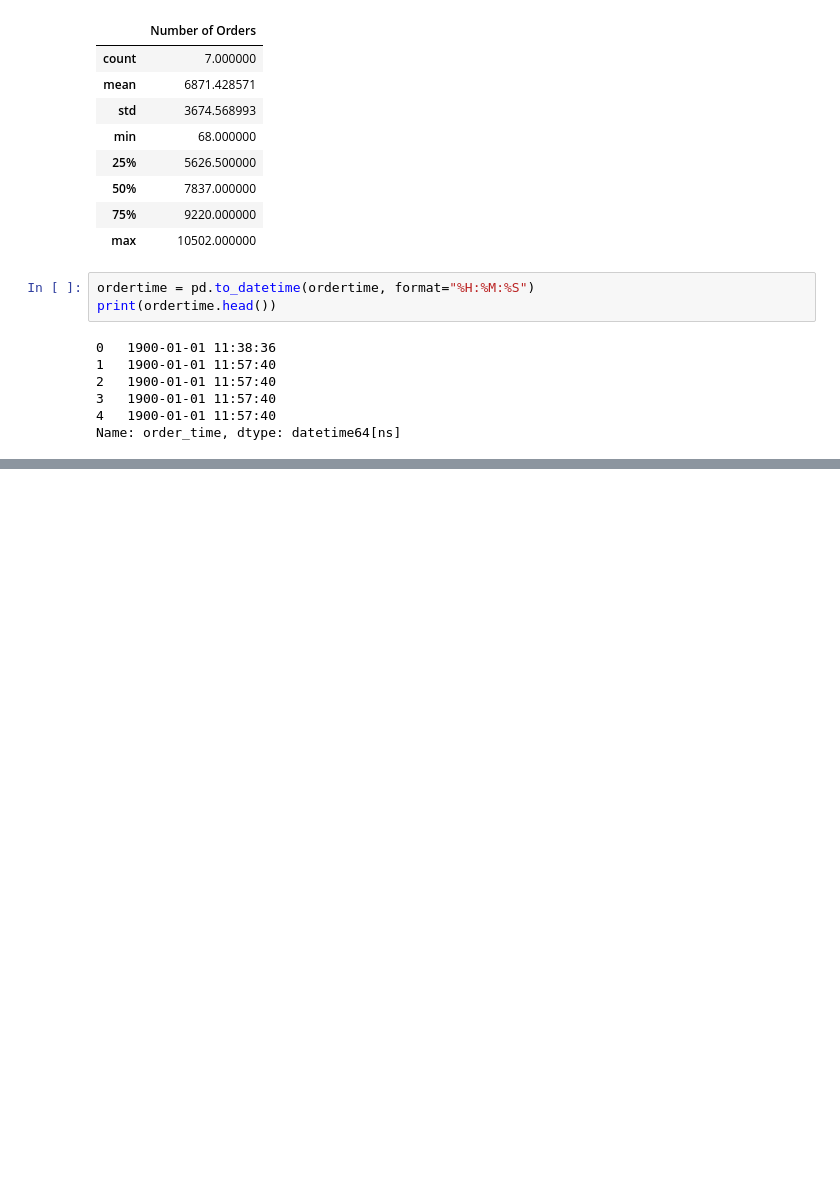
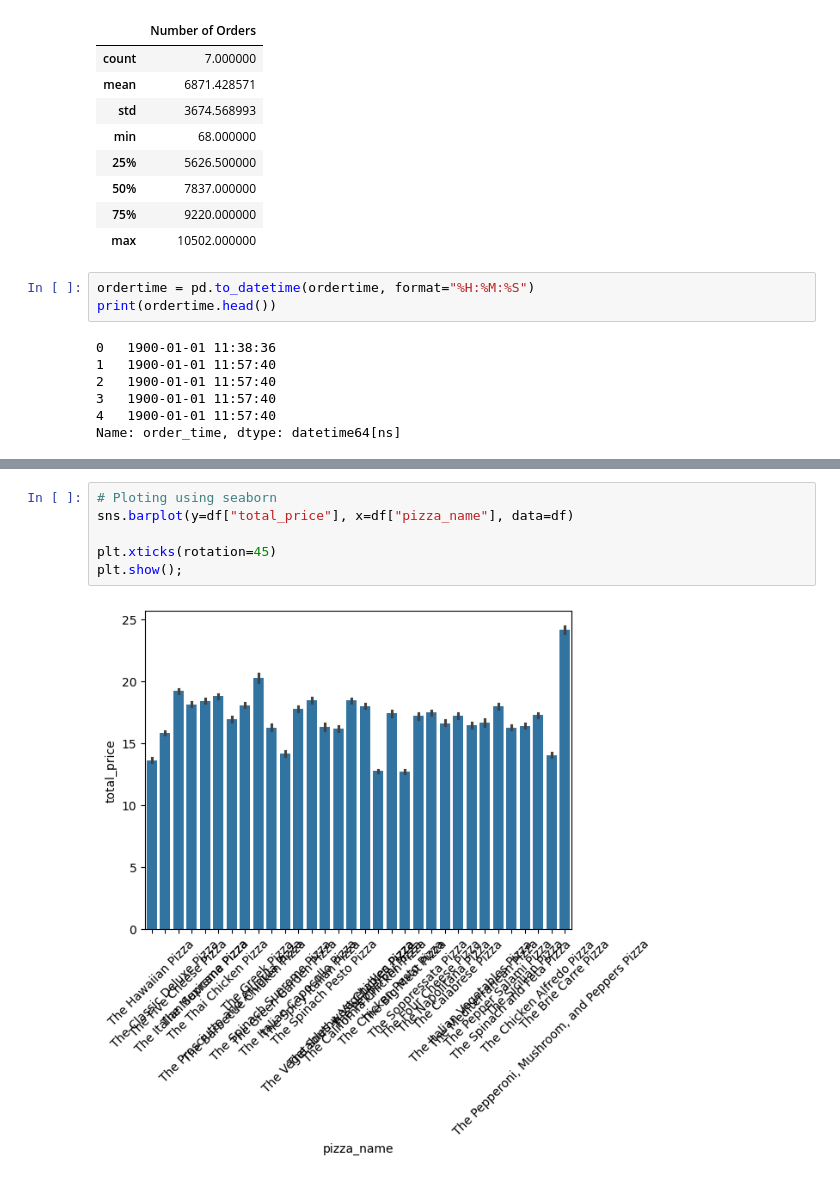
Before and after one commit to CisseBenn/ShulaTech_Solutions_Sales_Data_Analysis, a Jupyter notebook: sales.ipynb, the cells around one changed output, grey strips where cells are left out. Drawn from its saved outputs; the diff is of its cells as text; blank space fills up the shorter version.

Commit message:
Plotting using seaborn

```diff
--- a/sales.ipynb
+++ b/sales.ipynb
@@ -284,0 +301,8 @@ Name: order_time, dtype: datetime64[ns]
+# %%
+# Ploting using seaborn
+sns.barplot(y=df["total_price"], x=df["pizza_name"], data=df)
+
+plt.xticks(rotation=45)
+plt.show();
+# %% [output]
+[figure, added]
```
Also changed, not shown: parts of 2 cells of this notebook.
